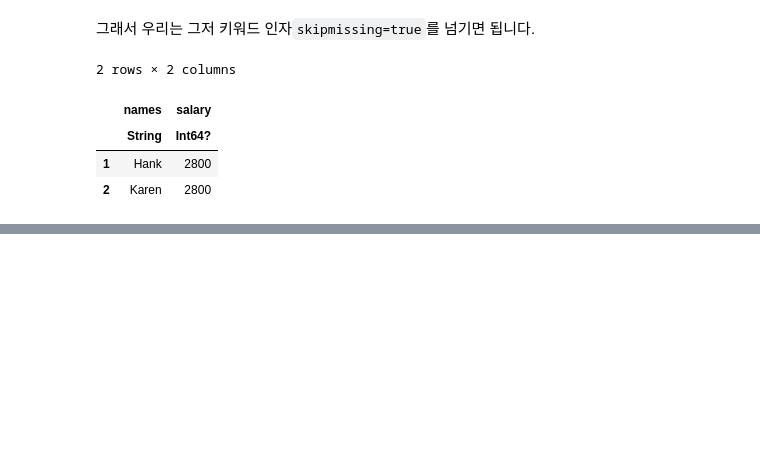
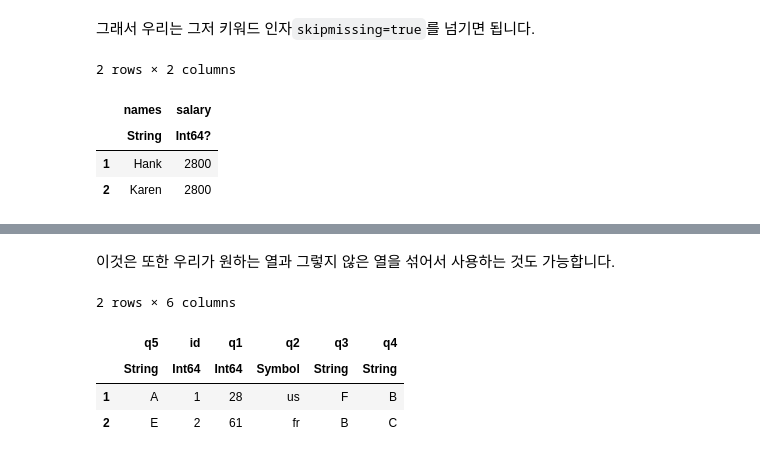
Before and after one commit to JunDamin/NotebooksForDataScience, a Jupyter notebook: docs/julia/data_science/04_DataFrames.ipynb, the cells around one changed output, grey strips where cells are left out. Saved outputs shown, nothing was run; the diff lists cells and outputs as text; code cells hidden in the pictures; blank space fills up the shorter version.

```diff
--- a/docs/julia/data_science/04_DataFrames.ipynb
+++ b/docs/julia/data_science/04_DataFrames.ipynb
@@ -678,0 +747,10 @@ subset(salaries(), :salary => ByRow(>(2_000)); skipmissing=true)
+# %% [markdown]
+이것은 또한 우리가 원하는 열과 그렇지 않은 열을 섞어서 사용하는 것도 가능합니다.
+# %%
+select(responses(), :q5, Not(:q5))
+# %% [output]
+2 rows × 6 columns
+|  | q5 | id | q1 | q2 | q3 | q4 |
+|  | String | Int64 | Int64 | Symbol | String | String |
+| 1 | A | 1 | 28 | us | F | B |
+| 2 | E | 2 | 61 | fr | B | C |
```
Also changed, not shown: parts of 20 cells of this notebook, 1 other file.
